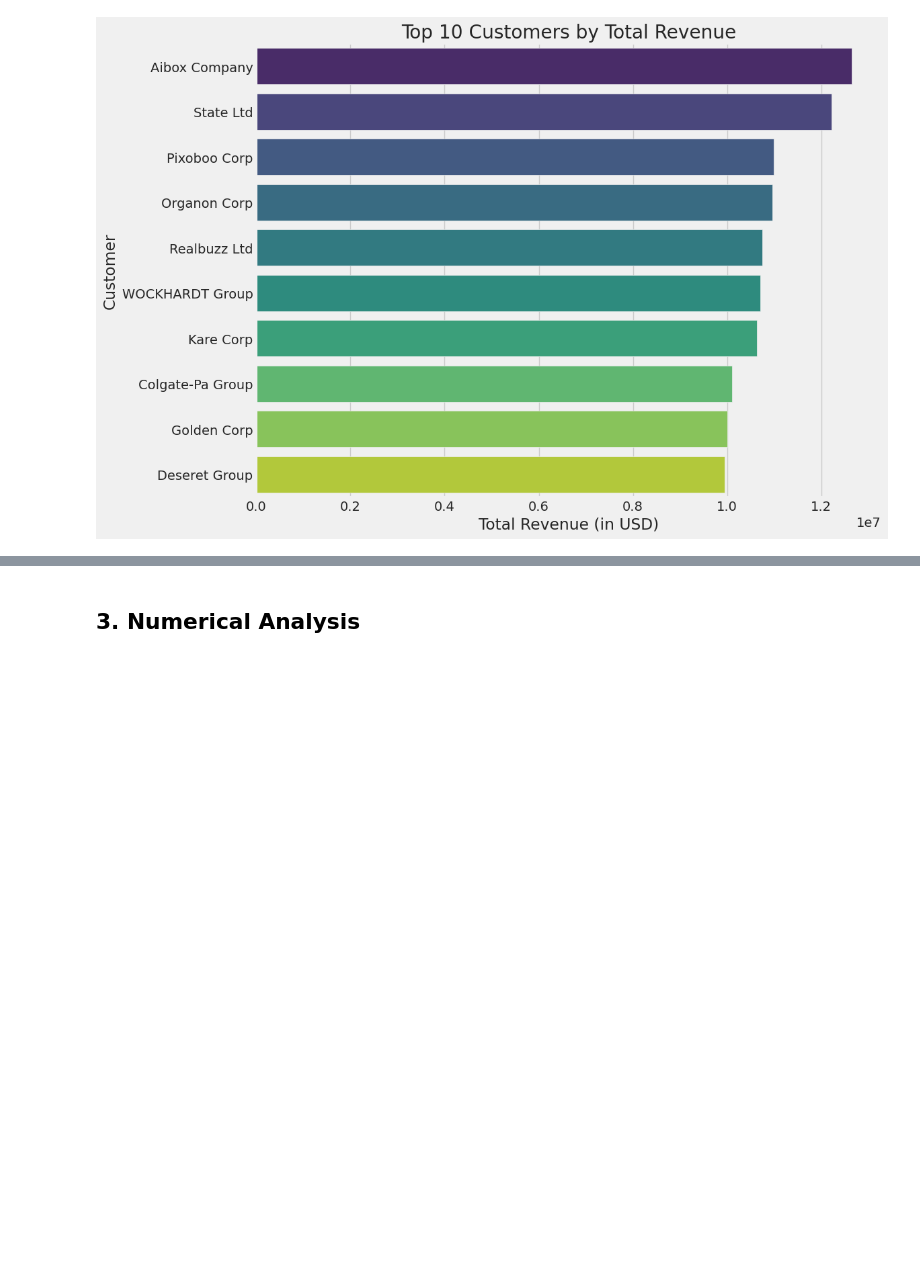
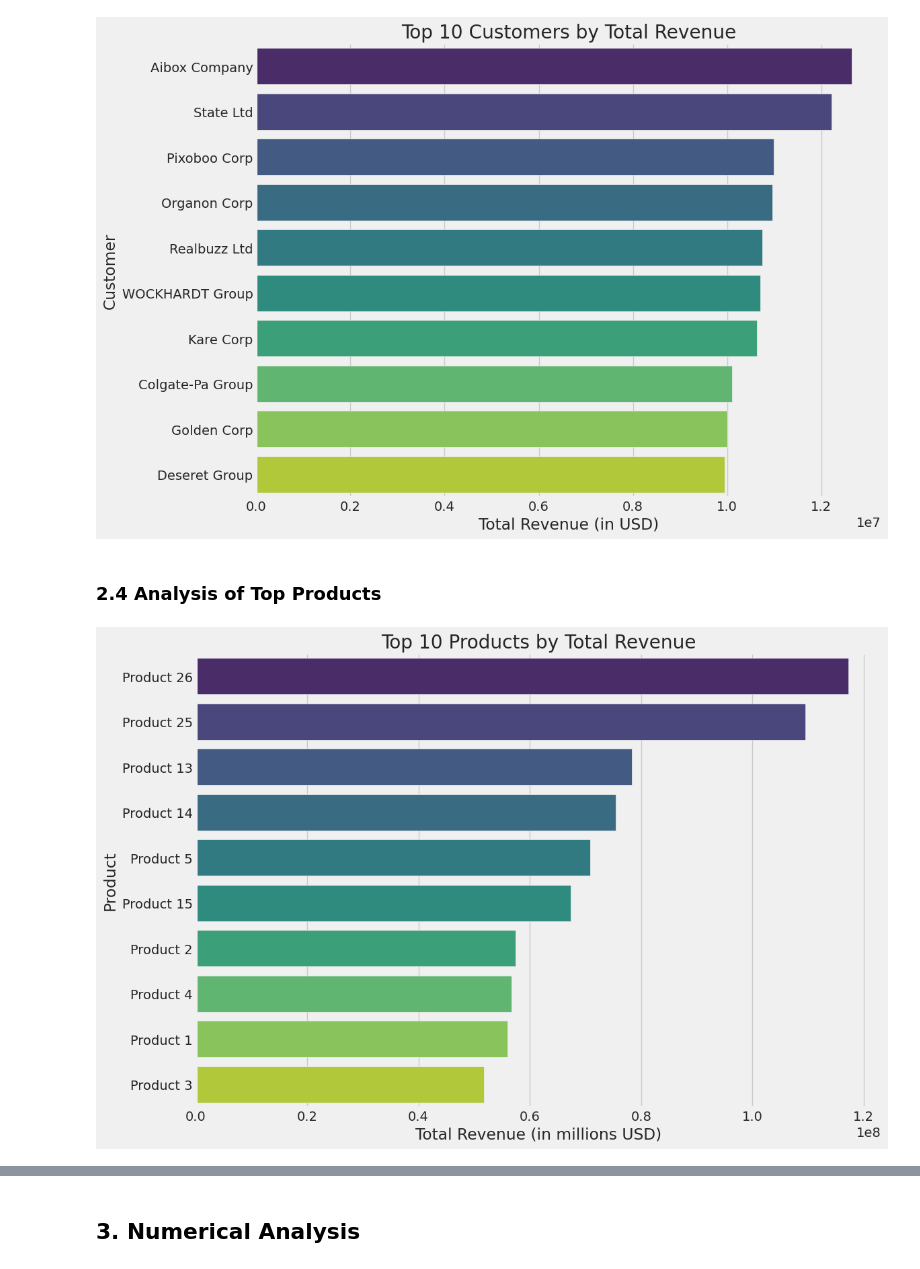
Before and after one commit to smmurdock/Regional-Sales-Analysis, a Jupyter notebook: Regional_Sales_Analysis.ipynb, the cells around one changed output, grey strips where cells are left out. Saved outputs shown, nothing was run; the diff lists cells and outputs as text; code cells hidden in the pictures; blank space fills up the shorter version.

Commit message:
Add 2.4 Analysis of Top Products

```diff
--- a/Regional_Sales_Analysis.ipynb
+++ b/Regional_Sales_Analysis.ipynb
@@ -172,3 +180,35 @@ plt.tight_layout()
 plt.show()
 # %% [output]
 [figure]
+# %% [markdown]
+### 2.4 Analysis of Top Products
+# %%
+# Merge the two dataframes to get product names
+product_sales_df = pd.merge(sales_orders_df, products_df, on='product_description_index', how='left')
+
+# Group by product name and calculate total revenue and quantity
+top_products = product_sales_df.groupby('product_name').agg(
+    total_revenue=('line_total', 'sum'),
+    total_quantity=('order_quantity', 'sum')
+).reset_index()
+# %%
+# Sort by Total Revenue and select top 10
+top_10_revenue = top_products.sort_values(by='total_revenue', ascending=False).head(10)
+
+# Plot Top 10 by Revenue
+plt.figure(figsize=(12, 8))
+sns.barplot(
+    data=top_10_revenue,
+    x='total_revenue',
+    y='product_name',
+    hue='product_name',
+    palette=sequential_palette,
+    legend=False
+)
+plt.title('Top 10 Products by Total Revenue')
+plt.xlabel('Total Revenue (in millions USD)')
+plt.ylabel('Product')
+plt.tight_layout()
+plt.show()
+# %% [output]
+[figure, added]
```
Also changed, not shown: parts of 3 cells of this notebook.
